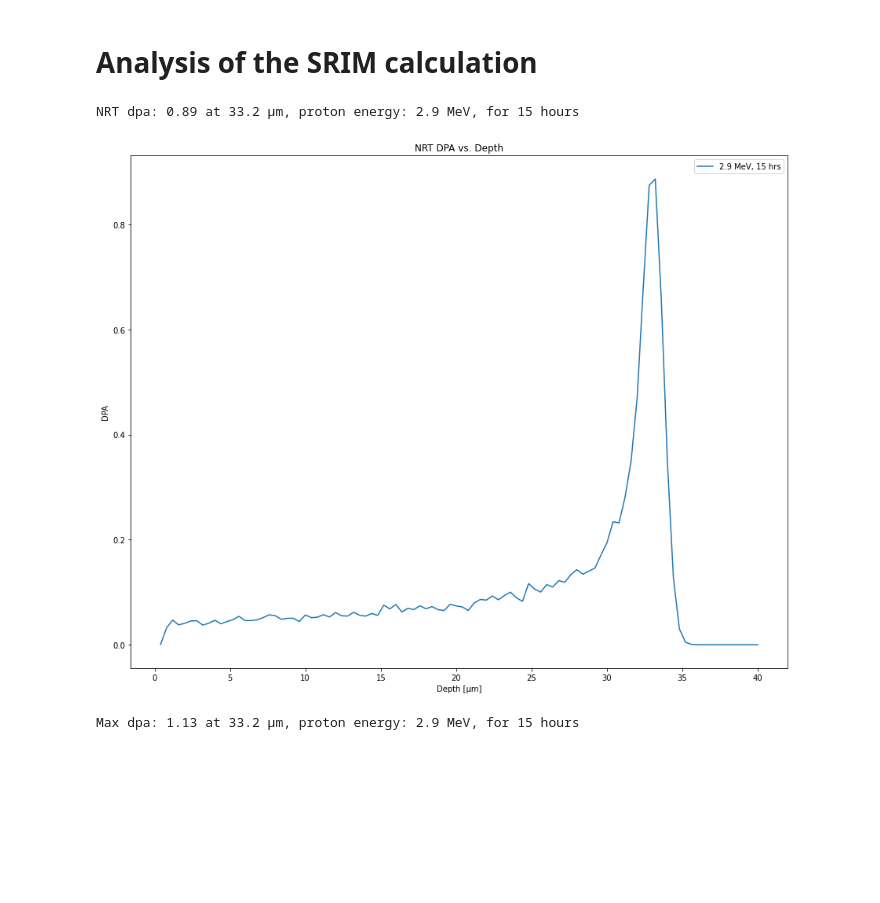
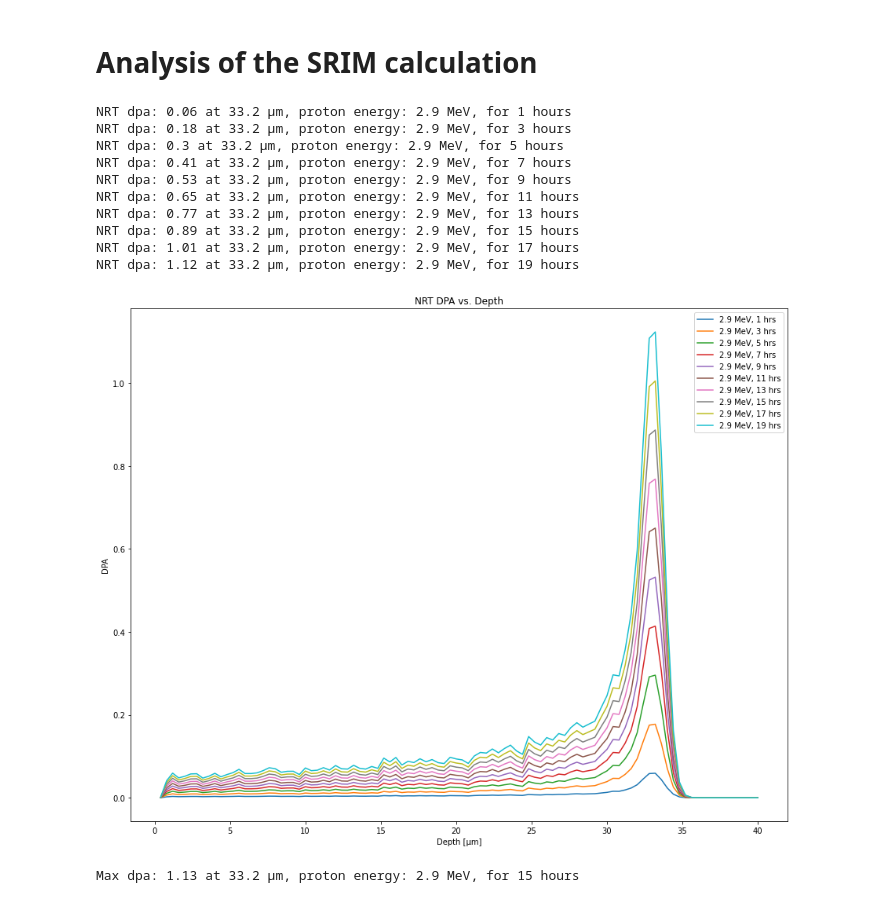
Before and after one commit to liamjh98/SRIM, a Jupyter notebook: DPA Calculation 304SS.ipynb, the cells around one changed output. Saved outputs shown, nothing was run; the diff lists cells and outputs as text; code cells hidden in the pictures; blank space fills up the shorter version.

```diff
--- a/DPA Calculation 304SS.ipynb
+++ b/DPA Calculation 304SS.ipynb
@@ -232,29 +232,38 @@ def NRT2(folder, ax, time):
 # %%
 fig, ax = plt.subplots()
 
-times = list(range(15, 16,15)) #list(range(1, 100))
+times = list(range(1, 20,2)) #list(range(1, 100))
 for t in range(0,len(times)):
     for i, folder in enumerate(folders):
         time = times[t] #hours
         energy_damage = NRT2(folder, ax, time)
         ax.plot(energy_damage[1], energy_damage[2], label=""+str(energies[i])+", "+str(time)+" hrs")
         #print("Damage energy: {} eV".format(energy_damage[0]))
         ax.set_xlabel('Depth [µm]')
         ax.set_ylabel('DPA')
         ax.legend()
 
         index = np.where(energy_damage[2] == max(energy_damage[2]))
         a = energy_damage[1][index]
         d = str(a)[1:-1]
 
         print("NRT dpa: {} at {} µm, proton energy: {}, for {} hours".format( round(max(energy_damage[2]),2), d, energies[i], time))
 
     ax.set_title('NRT DPA vs. Depth')
     fig.set_size_inches((15, 12))
     fig.savefig(os.path.join(image_directory, 'damagevsdepth.png'), transparent=True)
 # %% [output]
+NRT dpa: 0.06 at 33.2 µm, proton energy: 2.9 MeV, for 1 hours
+NRT dpa: 0.18 at 33.2 µm, proton energy: 2.9 MeV, for 3 hours
+NRT dpa: 0.3 at 33.2 µm, proton energy: 2.9 MeV, for 5 hours
+NRT dpa: 0.41 at 33.2 µm, proton energy: 2.9 MeV, for 7 hours
+NRT dpa: 0.53 at 33.2 µm, proton energy: 2.9 MeV, for 9 hours
+NRT dpa: 0.65 at 33.2 µm, proton energy: 2.9 MeV, for 11 hours
+NRT dpa: 0.77 at 33.2 µm, proton energy: 2.9 MeV, for 13 hours
 NRT dpa: 0.89 at 33.2 µm, proton energy: 2.9 MeV, for 15 hours
+NRT dpa: 1.01 at 33.2 µm, proton energy: 2.9 MeV, for 17 hours
+NRT dpa: 1.12 at 33.2 µm, proton energy: 2.9 MeV, for 19 hours
-[figure, old version]
+[figure, new version]
 # %%
 f = open(str(image_directory)+'/output.txt', "a")
 f.write("========================= START =========================\n")
```
Also changed, not shown: parts of 1 cell of this notebook.
